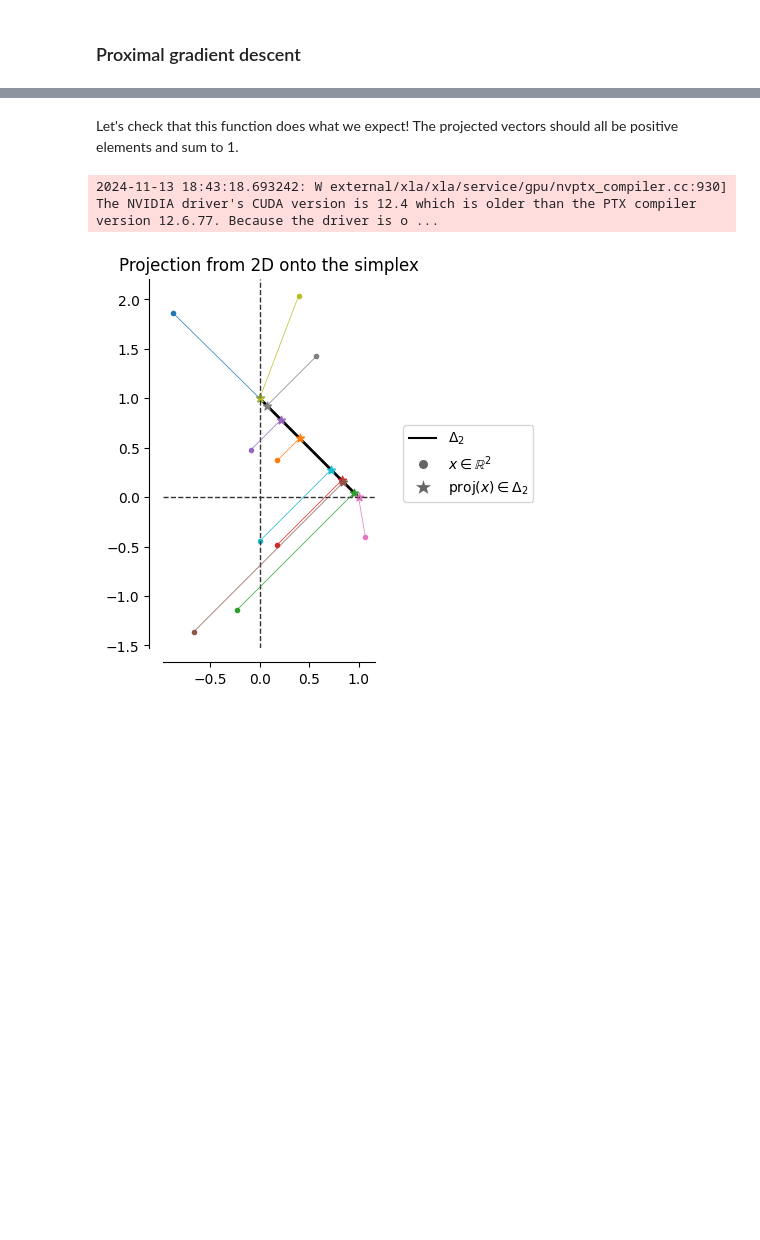
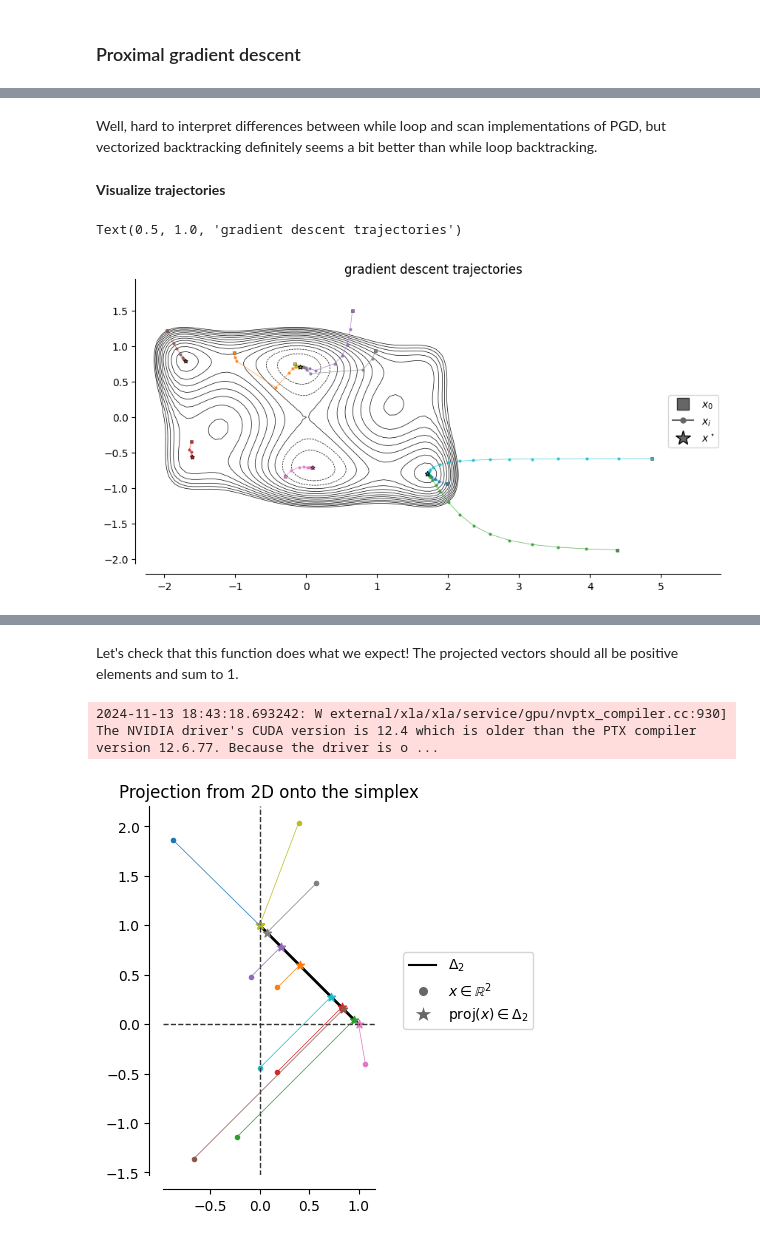
Before and after one commit to lindermanlab/dirichlet-tucker, a Jupyter notebook: analysis/scaled_lda/2024-11-12-Proximal-gradient-descent.ipynb, the cells around one changed output, grey strips where cells are left out. Cells and saved outputs as stored; diff of their text form; code cells hidden in the pictures; blank space fills up the shorter version.

```diff
--- a/analysis/scaled_lda/2024-11-12-Proximal-gradient-descent.ipynb
+++ b/analysis/scaled_lda/2024-11-12-Proximal-gradient-descent.ipynb
@@ -326,6 +318,8 @@ def backtrack_vec(x,
 First, we evaluate whether the two implementations give us the same results.
 # %%
 n_samples = 10
+key = jr.key(0)
+
 xs = jr.normal(key, (n_samples, 2)) * jnp.array([2,1])
 
 g = sixhump2d
@@ -449,0 +474,16 @@ def prox_grad_descent_scan(x0,
+# %%
+pgd_while_loop = partial(
+    prox_grad_descent_while_loop,
+    objective=g, prox=prox,
+    linesearch=backtrack_vec,
+)
+
+pgd_scan = partial(
+    prox_grad_descent_scan,
+    objective=g, prox=prox,
+    linesearch=backtrack_vec,
+)
+
+
+x_opt_while, aux_while = vmap(pgd_while_loop)(x_inits)
+x_opt_scan, aux_scan = vmap(pgd_scan)(x_inits)
@@ -449,0 +535,49 @@ def prox_grad_descent_scan(x0,
+# %% [markdown]
+Well, hard to interpret differences between while loop and scan implementations of PGD, but vectorized backtracking definitely seems a bit better than while loop backtracking.
+# %% [markdown]
+**Visualize trajectories**
+# %%
+fig = plt.figure(figsize=(12,5))
+ax = plt.gca()
+# Draw objective landscape
+xi_min, xi_max = x_inits[:,0].min() * 1.1, x_inits[:,0].max() * 1.1
+yi_min, yi_max = x_inits[:,1].min() * 1.1, x_inits[:,1].max() * 1.1
+ii, jj = onp.meshgrid(
+    onp.linspace(xi_min, xi_max, num=100,),
+    onp.linspace(yi_min, yi_max, num=100,)
+)
+
+kk = sixhump2d(onp.stack([ii,jj], axis=-1))
+levels = onp.linspace(aux_scan['losses'].min(), onp.percentile(aux_scan['losses'], 98), num=15)
+ax.contour(ii,jj, kk, levels=levels, colors='k', linewidths=0.5)
+
+# Plot trajectories
+for i in range(len(x_opt_scan)):
+    n_steps, xs = aux_scan['n_steps'][i], aux_scan['xs'][i]
+
+    # plot trajectory
+    lines = ax.plot(xs[:n_steps,0], xs[:n_steps,1], marker='.', ms=4, zorder=2, lw=0.5, alpha=0.8)
+    c = lines[0].get_color()
+
+    # plot start
+    ax.scatter(xs[0,0], xs[0,1], color=c, marker='s', ec='0.4', lw=0.5, s=6, zorder=3)
+
+    # plot end
+    ax.scatter(xs[n_steps-1,0], xs[n_steps-1,1], marker='*', s=20, color=c, ec='k', lw=0.5, zorder=3)
+
+# show legend
+legend_elements = [
+    mpl.lines.Line2D([0], [0], marker='s', color='w', mfc='0.4', markersize=12, mec='0.2', label=r'$x_0$', ),
+    mpl.lines.Line2D([0], [0], marker='.', color='0.4', mfc='0.4', markersize=10, label=r'$x_i$', ),
+    mpl.lines.Line2D([0], [0], marker='*', color='w', mfc='0.4', markersize=15, mec='k', label=r'$x^\star$'),
+]
+plt.legend(handles=legend_elements, bbox_to_anchor=[0.9,0.5], loc='center left')
+
+# make pretty
+ax.set_aspect('equal')
+sns.despine(ax=ax, offset=10)
+
+plt.title('gradient descent trajectories')
+# %% [output]
+Text(0.5, 1.0, 'gradient descent trajectories')
+[figure, added]
```
Also changed, not shown: parts of 33 cells of this notebook, 3 other files.
